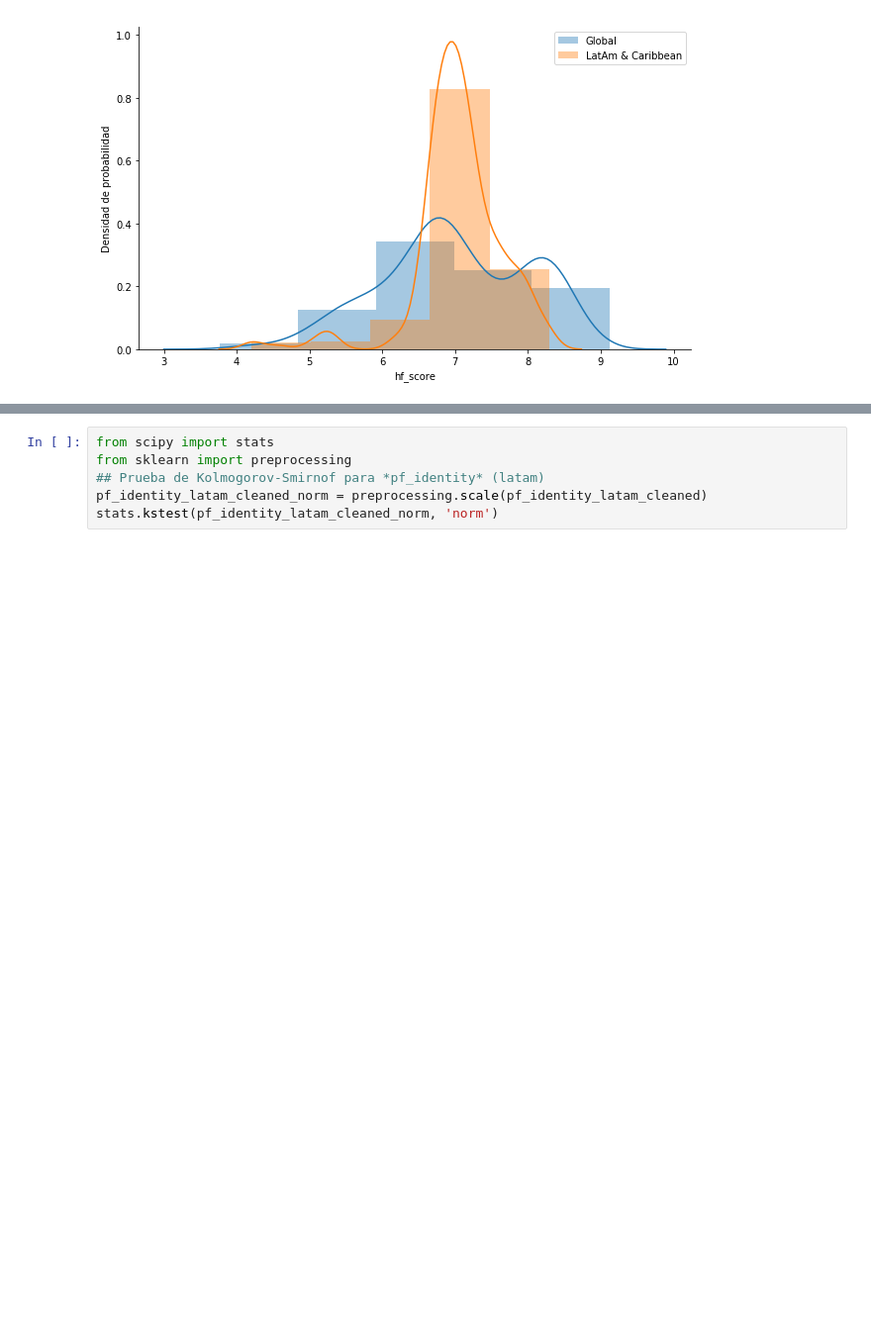
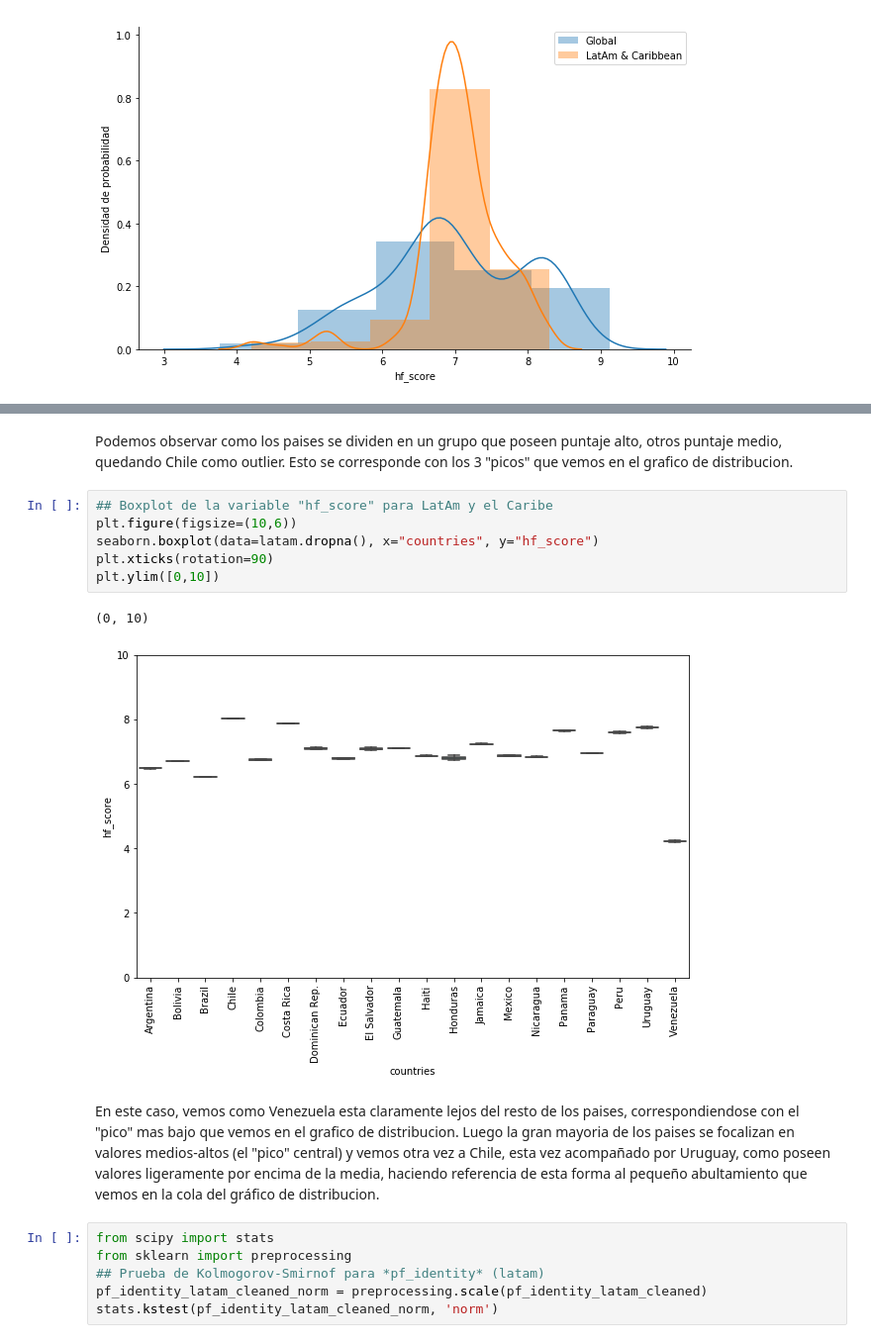
Before and after one commit to fpaludi/DiploDatos, a Jupyter notebook: practico1-gian-item-3.ipynb, the cells around one changed output, grey strips where cells are left out. Shown at 99% size. Cells and saved outputs as stored; diff of their text form; blank space fills up the shorter version.

```diff
--- a/practico1-gian-item-3.ipynb
+++ b/practico1-gian-item-3.ipynb
@@ -131,3 +140,16 @@ Se podría tomar una muestra sin necesidad de usar todos los registros, siempre
+# %% [markdown]
+Podemos observar como los paises se dividen en un grupo que poseen puntaje alto, otros puntaje medio, quedando Chile como outlier. Esto se corresponde con los 3 "picos" que vemos en el grafico de distribucion.
+# %%
+## Boxplot de la variable "hf_score" para LatAm y el Caribe
+plt.figure(figsize=(10,6))
+seaborn.boxplot(data=latam.dropna(), x="countries", y="hf_score")
+plt.xticks(rotation=90)
+plt.ylim([0,10])
+# %% [output]
+(0, 10)
+[figure, added]
+# %% [markdown]
+En este caso, vemos como Venezuela esta claramente lejos del resto de los paises, correspondiendose con el "pico" mas bajo que vemos en el grafico de distribucion. Luego la gran mayoria de los paises se focalizan en valores medios-altos (el "pico" central) y vemos otra vez a Chile, esta vez acompañado por Uruguay, como poseen valores ligeramente por encima de la media, haciendo referencia de esta forma al pequeño abultamiento que vemos en la cola del gráfico de distribucion.
 # %%
 from scipy import stats
 from sklearn import preprocessing
```
Also changed, not shown: parts of 2 cells of this notebook.
